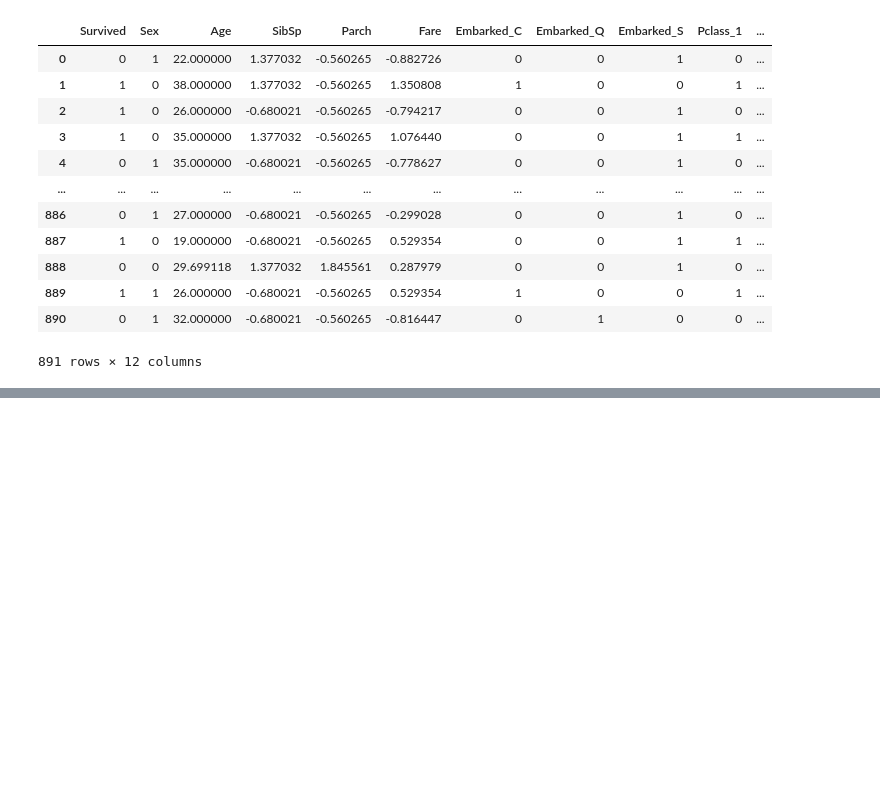
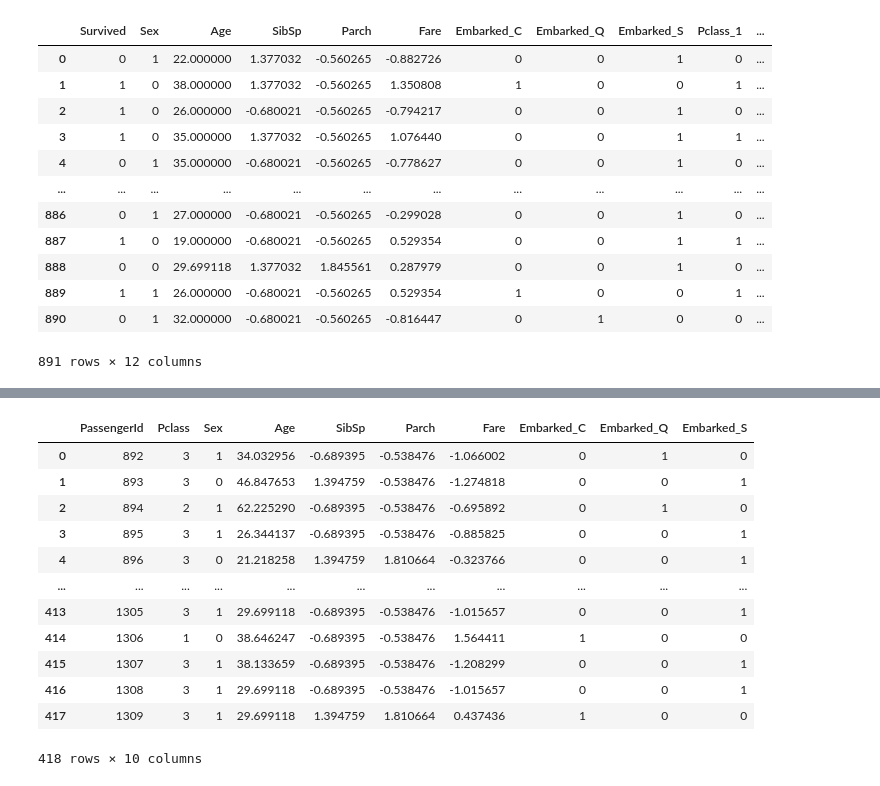
Before and after one commit to mahdiiafshari/kaggle-datasets, a Jupyter notebook: Titanic/Titanic-Model.ipynb, the cells around one changed output, grey strips where cells are left out. Cells and saved outputs as stored; diff of their text form; code cells hidden in the pictures; blank space fills up the shorter version.

```diff
--- a/Titanic/Titanic-Model.ipynb
+++ b/Titanic/Titanic-Model.ipynb
@@ -396,0 +358,3 @@ weighted avg       0.81      0.80      0.81       179
+# %%
+test = test.drop(["Name","Ticket","Cabin"], axis=1)
+test
@@ -396,0 +375,3 @@ weighted avg       0.81      0.80      0.81       179
+# %%
+test["Sex"] = test.Sex.map({"male": 1, "female": 0})
+test
@@ -396,0 +392,19 @@ weighted avg       0.81      0.80      0.81       179
+# %%
+
+# Reshape Age column to 2D
+age_values = test[['Age']].values  # Ensures (n_samples, 1)
+
+# Scale (improves imputation stability)
+scaler_t = StandardScaler()
+scaled_age = scaler_t.fit_transform(age_values)
+
+# Iterative Imputation
+imputer = IterativeImputer(estimator=BayesianRidge(), max_iter=10, random_state=0)
+imputed_scaled_age = imputer.fit_transform(scaled_age)
+
+# Inverse transform to return to original scale
+imputed_age = scaler.inverse_transform(imputed_scaled_age)
+
+# Replace missing Age values in original DataFrame
+test['Age'] = imputed_age[:, 0]
+test
@@ -396,0 +425,4 @@ weighted avg       0.81      0.80      0.81       179
+# %%
+test, kurtosis_summary = reduce_kurtosis_without_scipy(test)
+print(kurtosis_summary)
+print(test)
@@ -396,0 +447,18 @@ weighted avg       0.81      0.80      0.81       179
+# %%
+encoded = pd.get_dummies(test['Embarked'], prefix='Embarked').astype(int)
+test = pd.concat([test.drop('Embarked', axis=1), encoded], axis=1)
+test
+# %% [output]
+|  | PassengerId | Pclass | Sex | Age | SibSp | Parch | Fare | Embarked_C | Embarked_Q | Embarked_S |
+| 0 | 892 | 3 | 1 | 34.032956 | -0.689395 | -0.538476 | -1.066002 | 0 | 1 | 0 |
+| 1 | 893 | 3 | 0 | 46.847653 | 1.394759 | -0.538476 | -1.274818 | 0 | 0 | 1 |
+| 2 | 894 | 2 | 1 | 62.225290 | -0.689395 | -0.538476 | -0.695892 | 0 | 1 | 0 |
+| 3 | 895 | 3 | 1 | 26.344137 | -0.689395 | -0.538476 | -0.885825 | 0 | 0 | 1 |
+| 4 | 896 | 3 | 0 | 21.218258 | 1.394759 | 1.810664 | -0.323766 | 0 | 0 | 1 |
+| ... | ... | ... | ... | ... | ... | ... | ... | ... | ... | ... |
+| 413 | 1305 | 3 | 1 | 29.699118 | -0.689395 | -0.538476 | -1.015657 | 0 | 0 | 1 |
+| 414 | 1306 | 1 | 0 | 38.646247 | -0.689395 | -0.538476 | 1.564411 | 1 | 0 | 0 |
+| 415 | 1307 | 3 | 1 | 38.133659 | -0.689395 | -0.538476 | -1.208299 | 0 | 0 | 1 |
+| 416 | 1308 | 3 | 1 | 29.699118 | -0.689395 | -0.538476 | -1.015657 | 0 | 0 | 1 |
+| 417 | 1309 | 3 | 1 | 29.699118 | 1.394759 | 1.810664 | 0.437436 | 1 | 0 | 0 |
+418 rows × 10 columns
```
Also changed, not shown: parts of 16 cells of this notebook, 2 other files.
